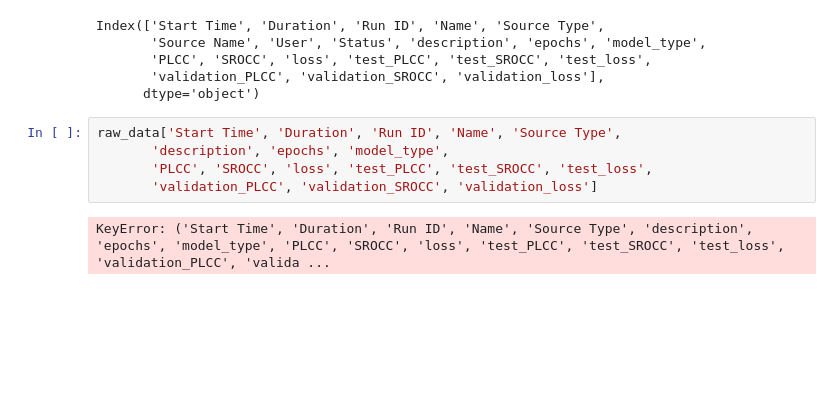
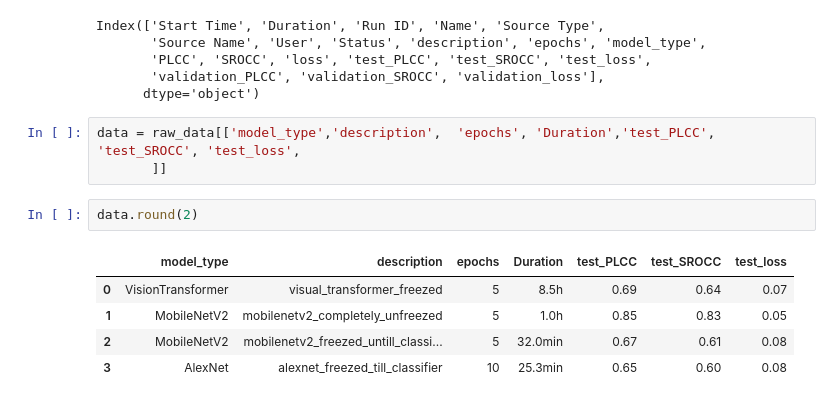
Before and after one commit to arcticronin/assignments_matlab, a Jupyter notebook: lab6/dataViz.ipynb, the cells around one changed output. Drawn from its saved outputs; the diff is of its cells as text; blank space fills up the shorter version.

```diff
--- a/lab6/dataViz.ipynb
+++ b/lab6/dataViz.ipynb
@@ -14,9 +14,13 @@ Index(['Start Time', 'Duration', 'Run ID', 'Name', 'Source Type',
        'validation_PLCC', 'validation_SROCC', 'validation_loss'],
       dtype='object')
 # %%
-raw_data['Start Time', 'Duration', 'Run ID', 'Name', 'Source Type',
-       'description', 'epochs', 'model_type',
-       'PLCC', 'SROCC', 'loss', 'test_PLCC', 'test_SROCC', 'test_loss',
-       'validation_PLCC', 'validation_SROCC', 'validation_loss']
+data = raw_data[['model_type','description',  'epochs', 'Duration','test_PLCC', 'test_SROCC', 'test_loss',
+       ]]
-# %% [output]
-KeyError: ('Start Time', 'Duration', 'Run ID', 'Name', 'Source Type', 'description', 'epochs', 'model_type', 'PLCC', 'SROCC', 'loss', 'test_PLCC', 'test_SROCC', 'test_loss', 'validation_PLCC', 'valida ...
+# %%
+data.round(2)
+# %% [output]
+|  | model_type | description | epochs | Duration | test_PLCC | test_SROCC | test_loss |
+| 0 | VisionTransformer | visual_transformer_freezed | 5 | 8.5h | 0.69 | 0.64 | 0.07 |
+| 1 | MobileNetV2 | mobilenetv2_completely_unfreezed | 5 | 1.0h | 0.85 | 0.83 | 0.05 |
+| 2 | MobileNetV2 | mobilenetv2_freezed_untill_classi... | 5 | 32.0min | 0.67 | 0.61 | 0.08 |
+| 3 | AlexNet | alexnet_freezed_till_classifier | 10 | 25.3min | 0.65 | 0.60 | 0.08 |
```
Also changed, not shown: 4 other files.
